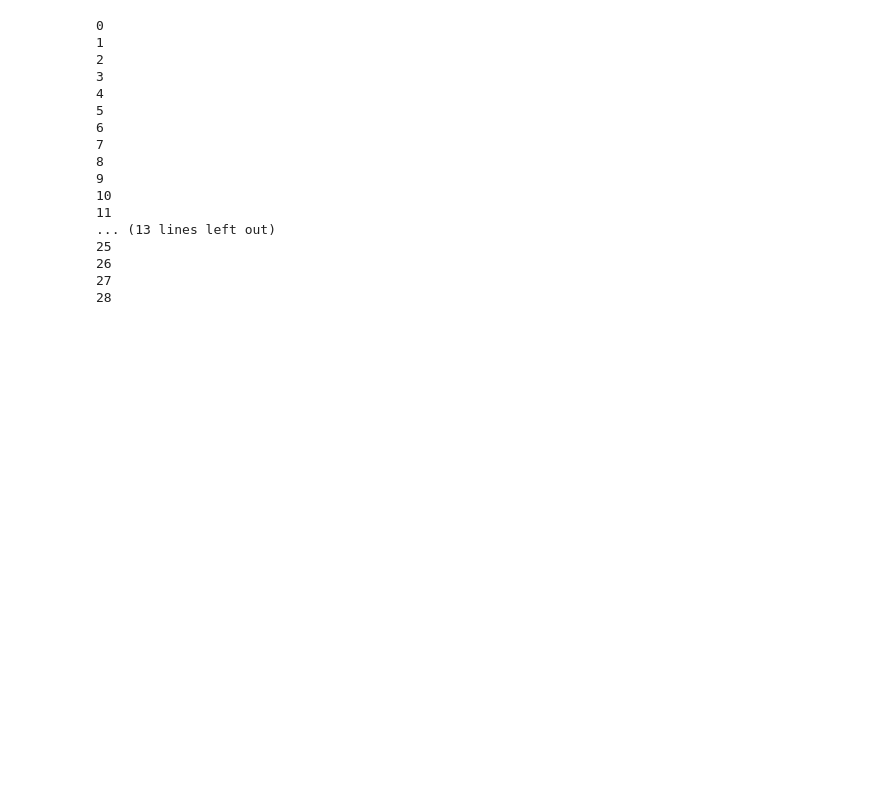
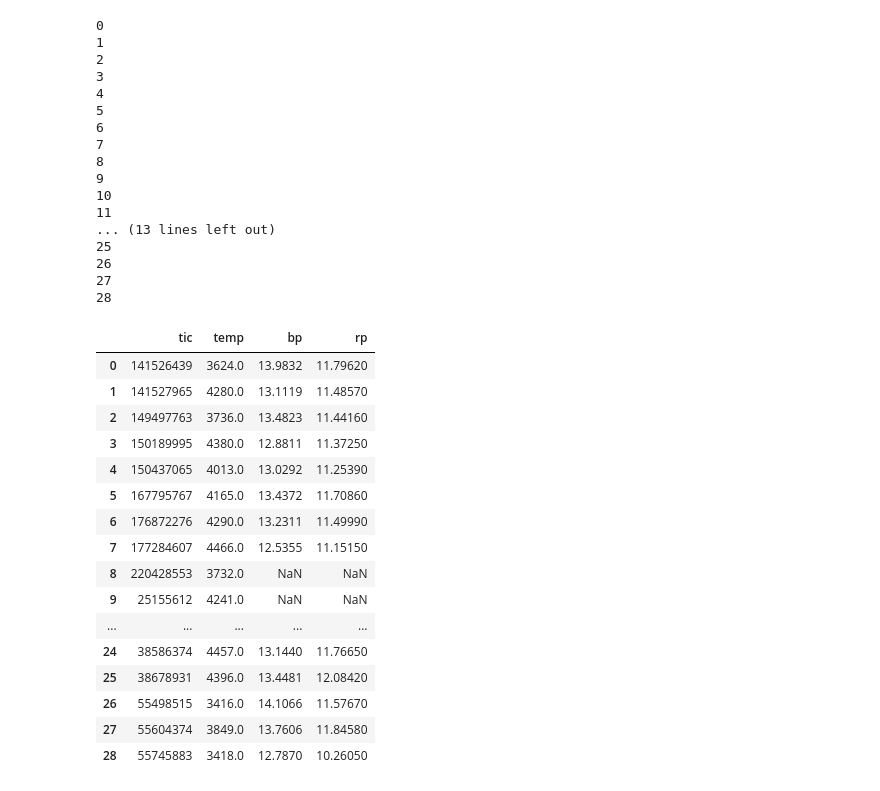
Before and after one commit to mariela-reyling/STELLAR_interns, a Jupyter notebook: INTERN_CODE/Mariela/stellar_RPs.ipynb, the cells around one changed output. Cells and saved outputs as stored; diff of their text form; code cells hidden in the pictures; blank space fills up the shorter version.

```diff
--- a/INTERN_CODE/Mariela/stellar_RPs.ipynb
+++ b/INTERN_CODE/Mariela/stellar_RPs.ipynb
@@ -63,0 +103,22 @@ for row in mariela:
+# %%
+data_to_add = {"tic": our_tics, "temp": our_temps, "bp":our_gaiabp, "rp":our_gaiarp}
+df_to_add = pd.DataFrame(data=data_to_add)
+df_to_add
+# %% [output]
+|  | tic | temp | bp | rp |
+| 0 | 141526439 | 3624.0 | 13.9832 | 11.79620 |
+| 1 | 141527965 | 4280.0 | 13.1119 | 11.48570 |
+| 2 | 149497763 | 3736.0 | 13.4823 | 11.44160 |
+| 3 | 150189995 | 4380.0 | 12.8811 | 11.37250 |
+| 4 | 150437065 | 4013.0 | 13.0292 | 11.25390 |
+| 5 | 167795767 | 4165.0 | 13.4372 | 11.70860 |
+| 6 | 176872276 | 4290.0 | 13.2311 | 11.49990 |
+| 7 | 177284607 | 4466.0 | 12.5355 | 11.15150 |
+| 8 | 220428553 | 3732.0 | NaN | NaN |
+| 9 | 25155612 | 4241.0 | NaN | NaN |
+| ... | ... | ... | ... | ... |
+| 24 | 38586374 | 4457.0 | 13.1440 | 11.76650 |
+| 25 | 38678931 | 4396.0 | 13.4481 | 12.08420 |
+| 26 | 55498515 | 3416.0 | 14.1066 | 11.57670 |
+| 27 | 55604374 | 3849.0 | 13.7606 | 11.84580 |
+| 28 | 55745883 | 3418.0 | 12.7870 | 10.26050 |
```
Also changed, not shown: parts of 7 cells of this notebook.
